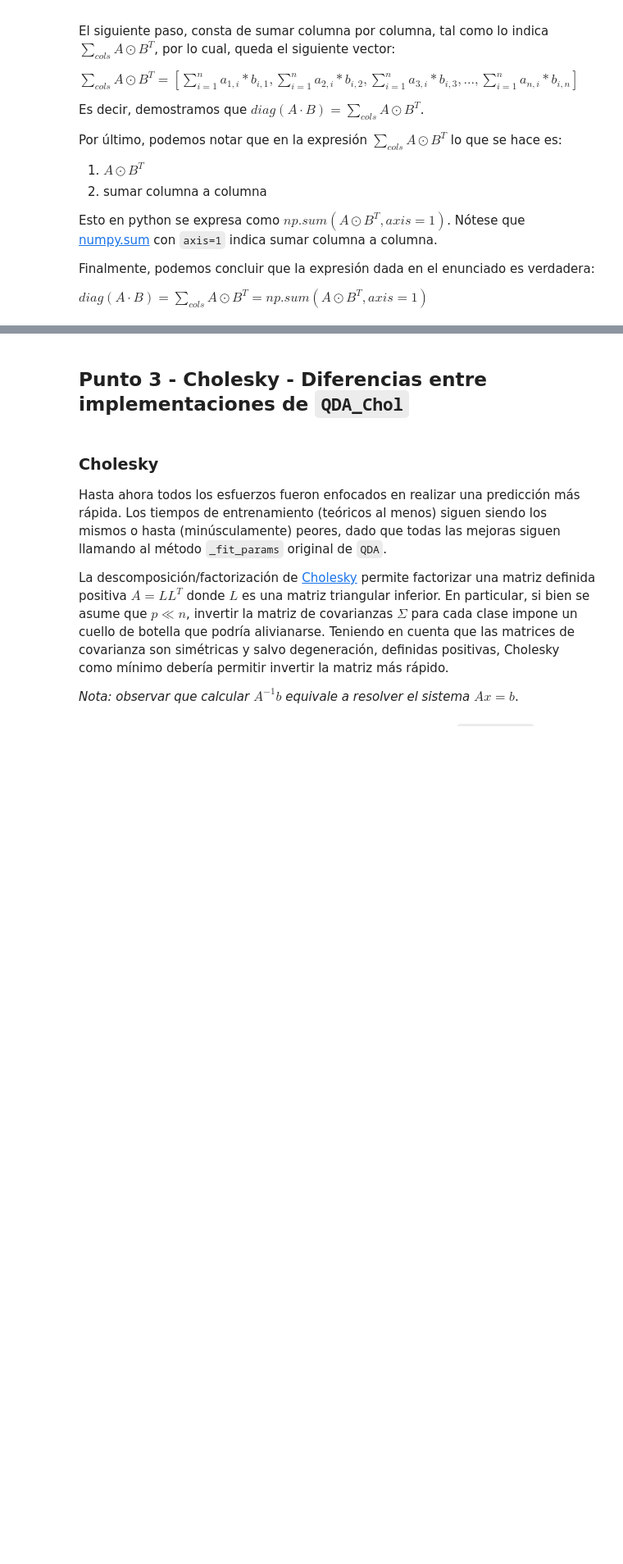
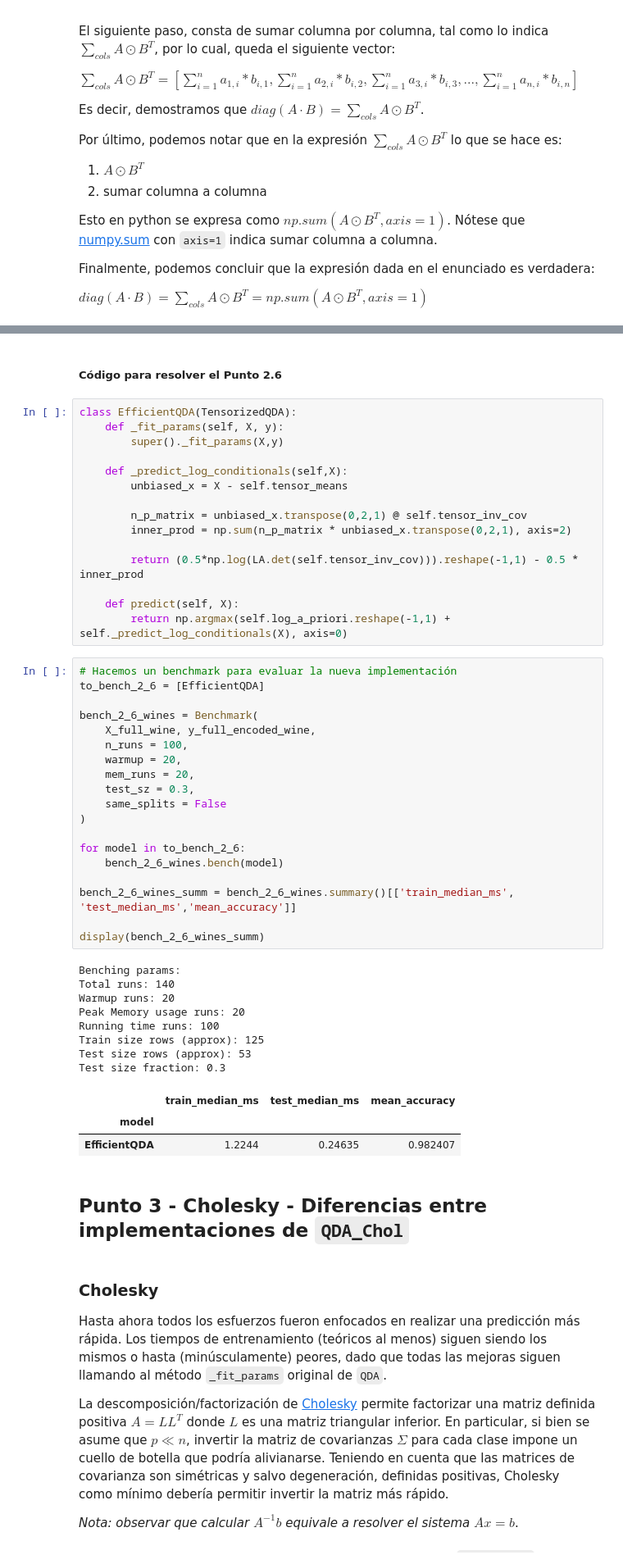
Before and after one commit to gasper-az/implementations, a Jupyter notebook: trabajo_practico/AMIA_2025_TP1.ipynb, the cells around one changed output, grey strips where cells are left out. Shown at 82% size. Drawn from its saved outputs; the diff is of its cells as text; blank space fills up the shorter version.

Commit message:
[TP-01] resolución punto 2.6

```diff
--- a/trabajo_practico/AMIA_2025_TP1.ipynb
+++ b/trabajo_practico/AMIA_2025_TP1.ipynb
@@ -958,3 +968,51 @@ $diag(A \cdot B) = \sum_{cols} A \odot B^T = np.sum(A \odot B^T, axis=1)$
+# %% [markdown]
+##### Código para resolver el Punto 2.6
+# %%
+class EfficientQDA(TensorizedQDA):
+    def _fit_params(self, X, y):
+        super()._fit_params(X,y)
+
+    def _predict_log_conditionals(self,X):
+        unbiased_x = X - self.tensor_means
+
+        n_p_matrix = unbiased_x.transpose(0,2,1) @ self.tensor_inv_cov
+        inner_prod = np.sum(n_p_matrix * unbiased_x.transpose(0,2,1), axis=2)
+
+        return (0.5*np.log(LA.det(self.tensor_inv_cov))).reshape(-1,1) - 0.5 * inner_prod
+
+    def predict(self, X):
+        return np.argmax(self.log_a_priori.reshape(-1,1) + self._predict_log_conditionals(X), axis=0)
+# %%
+# Hacemos un benchmark para evaluar la nueva implementación
+to_bench_2_6 = [EfficientQDA]
+
+bench_2_6_wines = Benchmark(
+    X_full_wine, y_full_encoded_wine,
+    n_runs = 100,
+    warmup = 20,
+    mem_runs = 20,
+    test_sz = 0.3,
+    same_splits = False
+)
+
+for model in to_bench_2_6:
+    bench_2_6_wines.bench(model)
+
+bench_2_6_wines_summ = bench_2_6_wines.summary()[['train_median_ms', 'test_median_ms','mean_accuracy']]
+
+display(bench_2_6_wines_summ)
+# %% [output]
+Benching params:
+Total runs: 140
+Warmup runs: 20
+Peak Memory usage runs: 20
+Running time runs: 100
+Train size rows (approx): 125
+Test size rows (approx): 53
+Test size fraction: 0.3
+|  | train_median_ms | test_median_ms | mean_accuracy |
+| model |  |  |  |
+| EfficientQDA | 1.2244 | 0.24635 | 0.982407 |
 # %% [markdown]
 ## Punto 3 - Cholesky - Diferencias entre implementaciones de `QDA_Chol`
 # %% [markdown]
```
Also changed, not shown: parts of 2 cells of this notebook.
